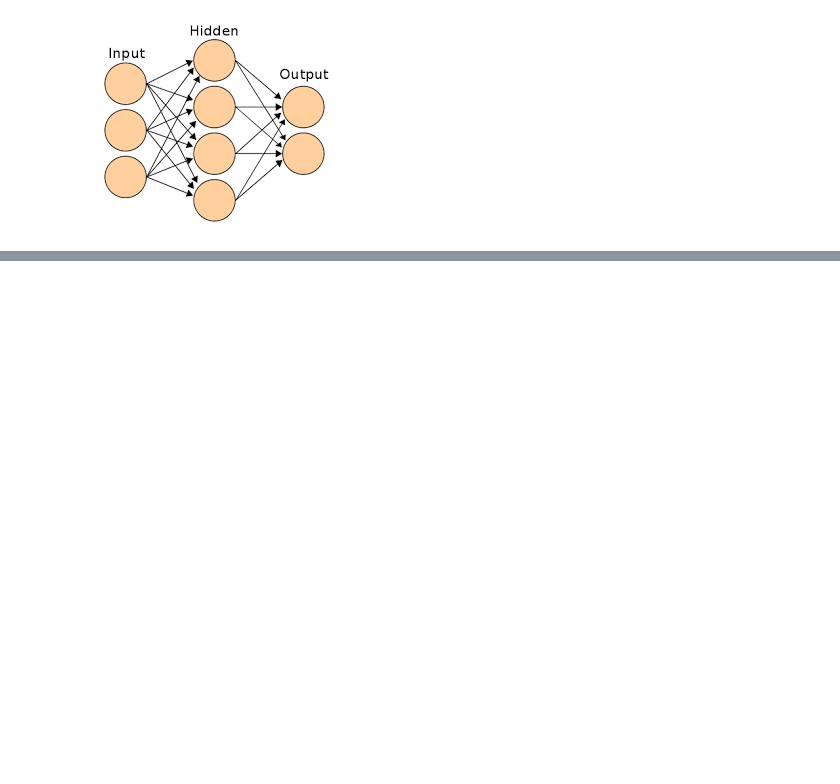
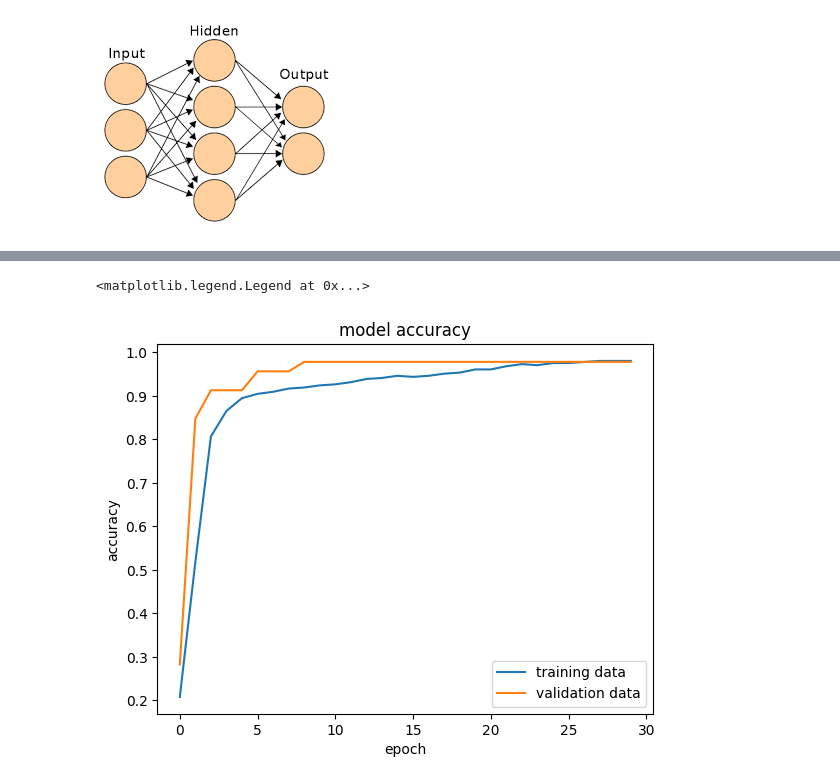
Before and after one commit to subhashiitb/100-Days-of-ML, a Jupyter notebook: DL-Project/BC-detection-dl.ipynb, the cells around one changed output, grey strips where cells are left out. Cells and saved outputs as stored; diff of their text form; code cells hidden in the pictures; blank space fills up the shorter version.

```diff
--- a/DL-Project/BC-detection-dl.ipynb
+++ b/DL-Project/BC-detection-dl.ipynb
@@ -122,8 +122,8 @@ from tensorflow import keras
 
 model = keras.Sequential([
                           keras.layers.Flatten(input_shape=(30,)),
-                          keras.layers.Dense(20, activation='relu'),
-                          keras.layers.Dense(2, activation='sigmoid')
+                          keras.layers.Dense(20, activation='sigmoid'),
+                          keras.layers.Dense(2, activation='softmax') # Changed from relu to softmax to output probabilities
 ])
 # %%
 model.compile(optimizer='adam',
@@ -131,0 +134,2 @@ model.compile(optimizer='adam',
+# %%
+history = model.fit(X_train_std, Y_train, validation_split=0.1, epochs=30)
@@ -131,0 +154,12 @@ model.compile(optimizer='adam',
+# %%
+plt.plot(history.history['accuracy'])
+plt.plot(history.history['val_accuracy'])
+
+plt.title('model accuracy')
+plt.ylabel('accuracy')
+plt.xlabel('epoch')
+
+plt.legend(['training data', 'validation data'], loc = 'lower right')
+# %% [output]
+<matplotlib.legend.Legend at 0x...>
+[figure, added]
```
Also changed, not shown: parts of 19 cells of this notebook.
